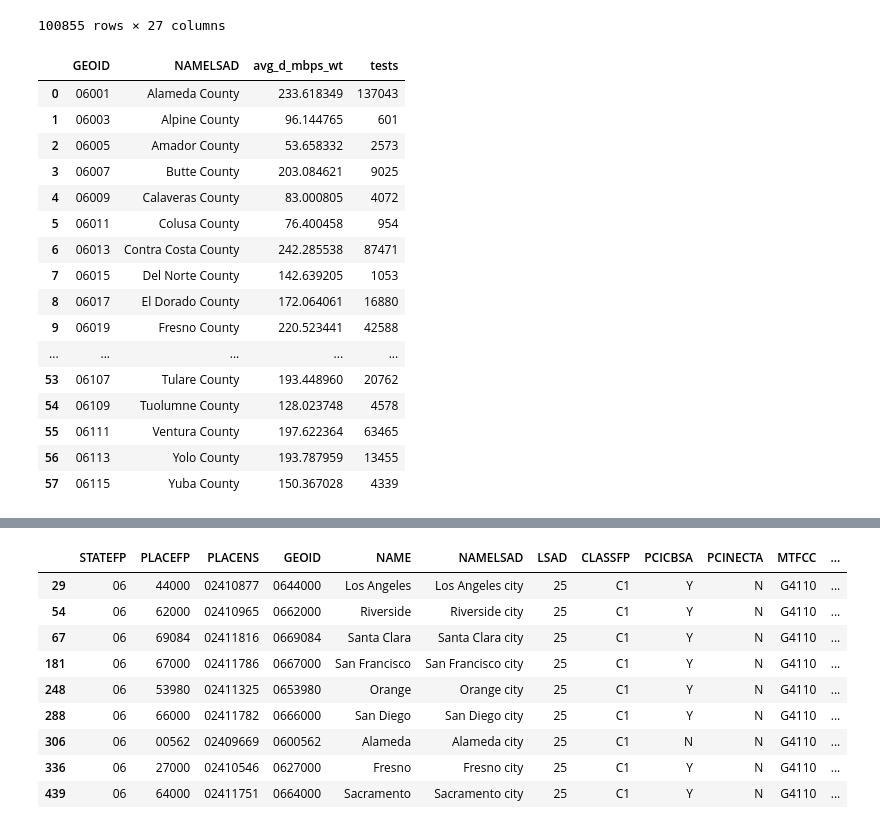
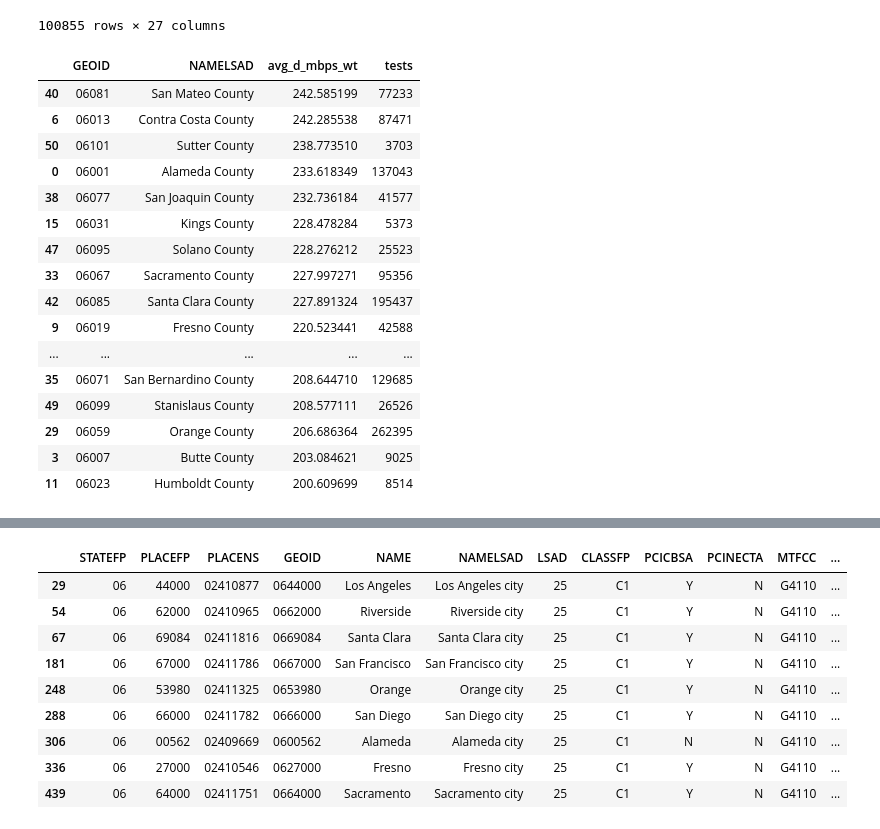
Before and after one commit to Judochopz/california-internet-accessibility, a Jupyter notebook: CaliforniaInternetStats.ipynb, the cells around one changed output, grey strips where cells are left out. Drawn from its saved outputs; the diff is of its cells as text; code cells hidden in the pictures.

```diff
--- a/CaliforniaInternetStats.ipynb
+++ b/CaliforniaInternetStats.ipynb
@@ -114,26 +114,26 @@ county_stats = (
     )
 )
 # Collects all tests and groups them by counties, producing an average mbps for each county.
-# %%
-county_stats
-# %% [output]
-|  | GEOID | NAMELSAD | avg_d_mbps_wt | tests |
-| 0 | 06001 | Alameda County | 233.618349 | 137043 |
-| 1 | 06003 | Alpine County | 96.144765 | 601 |
-| 2 | 06005 | Amador County | 53.658332 | 2573 |
-| 3 | 06007 | Butte County | 203.084621 | 9025 |
-| 4 | 06009 | Calaveras County | 83.000805 | 4072 |
-| 5 | 06011 | Colusa County | 76.400458 | 954 |
-| 6 | 06013 | Contra Costa County | 242.285538 | 87471 |
-| 7 | 06015 | Del Norte County | 142.639205 | 1053 |
-| 8 | 06017 | El Dorado County | 172.064061 | 16880 |
-| 9 | 06019 | Fresno County | 220.523441 | 42588 |
-| ... | ... | ... | ... | ... |
-| 53 | 06107 | Tulare County | 193.448960 | 20762 |
-| 54 | 06109 | Tuolumne County | 128.023748 | 4578 |
-| 55 | 06111 | Ventura County | 197.622364 | 63465 |
-| 56 | 06113 | Yolo County | 193.787959 | 13455 |
-| 57 | 06115 | Yuba County | 150.367028 | 4339 |
+# %%
+county_stats.sort_values('avg_d_mbps_wt', ascending=False).head(20)
+# %% [output]
+|  | GEOID | NAMELSAD | avg_d_mbps_wt | tests |
+| 40 | 06081 | San Mateo County | 242.585199 | 77233 |
+| 6 | 06013 | Contra Costa County | 242.285538 | 87471 |
+| 50 | 06101 | Sutter County | 238.773510 | 3703 |
+| 0 | 06001 | Alameda County | 233.618349 | 137043 |
+| 38 | 06077 | San Joaquin County | 232.736184 | 41577 |
+| 15 | 06031 | Kings County | 228.478284 | 5373 |
+| 47 | 06095 | Solano County | 228.276212 | 25523 |
+| 33 | 06067 | Sacramento County | 227.997271 | 95356 |
+| 42 | 06085 | Santa Clara County | 227.891324 | 195437 |
+| 9 | 06019 | Fresno County | 220.523441 | 42588 |
+| ... | ... | ... | ... | ... |
+| 35 | 06071 | San Bernardino County | 208.644710 | 129685 |
+| 49 | 06099 | Stanislaus County | 208.577111 | 26526 |
+| 29 | 06059 | Orange County | 206.686364 | 262395 |
+| 3 | 06007 | Butte County | 203.084621 | 9025 |
+| 11 | 06023 | Humboldt County | 200.609699 | 8514 |
 # %%
 county_data = ca_counties[['GEOID', 'geometry']].merge(county_stats, on='GEOID').to_crs(26916)
 # Merges county internet stats with country geometry.
```
